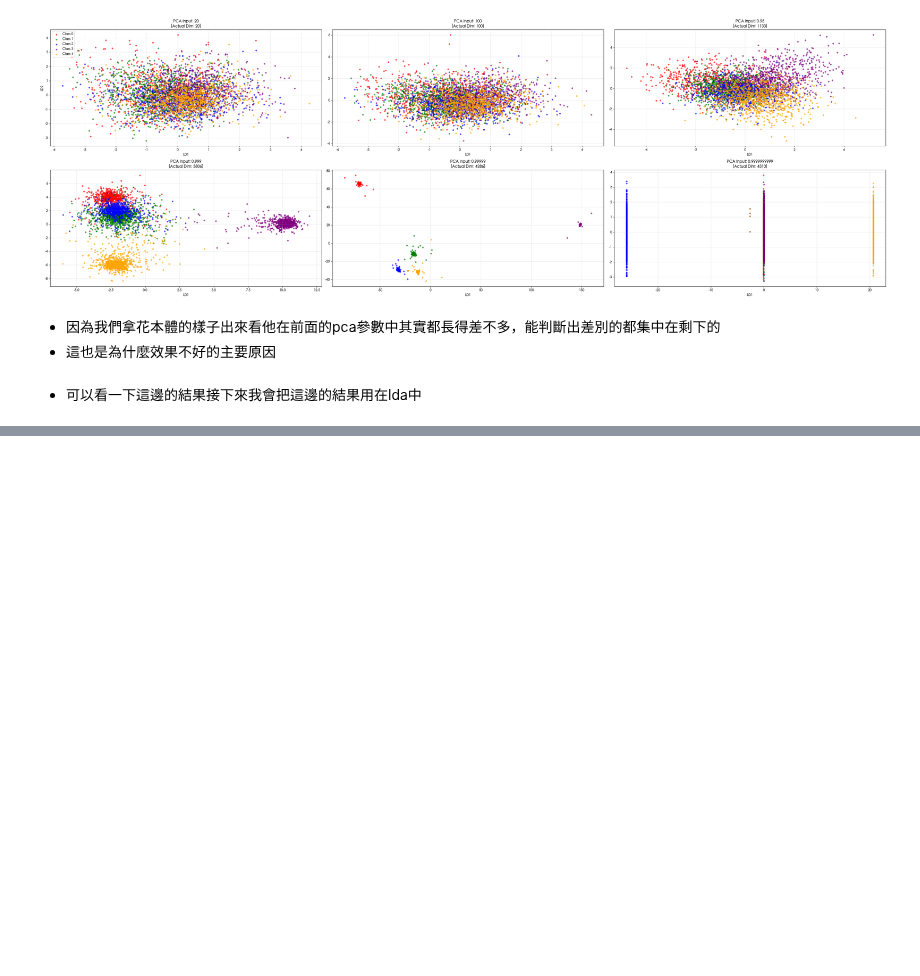
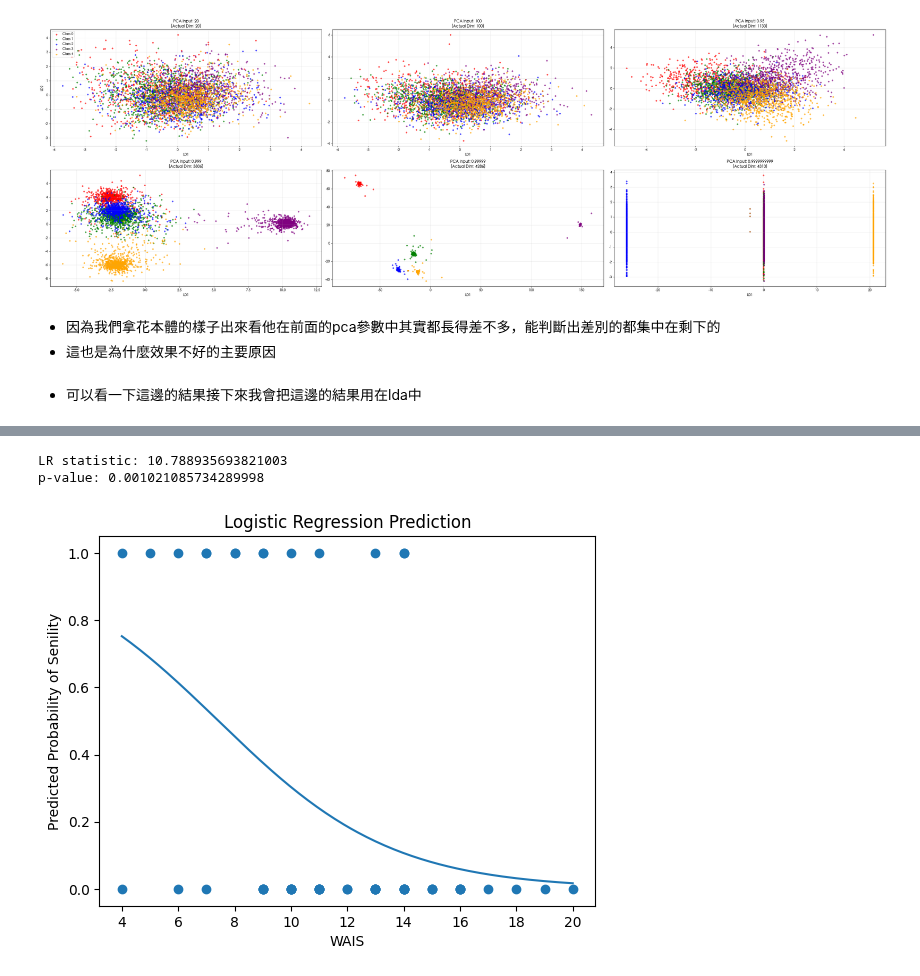
Before and after one commit to papayaya123/Data-Mining, a Jupyter notebook: final_work/main_with_pca.ipynb, the cells around one changed output, grey strips where cells are left out. Saved outputs shown, nothing was run; the diff lists cells and outputs as text; code cells hidden in the pictures; blank space fills up the shorter version.

```diff
--- a/final_work/main_with_pca.ipynb
+++ b/final_work/main_with_pca.ipynb
@@ -668,0 +914,5 @@ plt.show()
+# %%
+X_b = sm.add_constant(df[["GPA", "GMAT"]])
+model_b = sm.Logit(y, X_b).fit()
+
+print(model_b.summary())
@@ -668,0 +977,20 @@ plt.show()
+# %%
+import pandas as pd
+
+data = [
+    (9,1), (7,1), (7,0), (17,0), (13,0),
+    (13,1), (5,1), (16,0), (14,0), (13,0),
+    (6,1), (14,1), (9,0), (19,0), (9,0),
+    (8,1), (13,0), (9,0), (9,0), (15,0),
+    (10,1), (16,0), (11,0), (11,0), (10,0),
+    (4,1), (10,0), (13,0), (14,0), (11,0),
+    (14,1), (12,0), (15,0), (10,0), (12,0),
+    (8,1), (11,0), (13,0), (16,0), (4,0),
+    (11,1), (14,0), (10,0), (10,0), (14,0),
+    (7,1), (15,0), (11,0), (16,0), (20,0),
+    (9,1), (18,0), (6,0), (14,0)
+]
+
+df = pd.DataFrame(data, columns=["WAIS", "Senility"])
+
+df.head()
@@ -668,0 +1004,6 @@ plt.show()
+# %%
+X_log = sm.add_constant(df["WAIS"])
+y = df["Senility"]
+
+logit_model = sm.Logit(y, X_log).fit()
+print(logit_model.summary())
@@ -668,0 +1029,23 @@ plt.show()
+# %%
+LR = 2 * (logit_model.llf - logit_model.llnull)
+p_value = chi2.sf(LR, logit_model.df_model)
+
+print("LR statistic:", LR)
+print("p-value:", p_value)
+# %% [output]
+LR statistic: 10.788935693821003
+p-value: 0.001021085734289998
+# %%
+x_grid = np.linspace(df["WAIS"].min(), df["WAIS"].max(), 200)
+X_pred = sm.add_constant(x_grid)
+y_prob = logit_model.predict(X_pred)
+
+plt.figure()
+plt.scatter(df["WAIS"], df["Senility"])
+plt.plot(x_grid, y_prob)
+plt.xlabel("WAIS")
+plt.ylabel("Predicted Probability of Senility")
+plt.title("Logistic Regression Prediction")
+plt.show()
+# %% [output]
+[figure, added]
```
Also changed, not shown: parts of 22 cells of this notebook, 14 other files.
